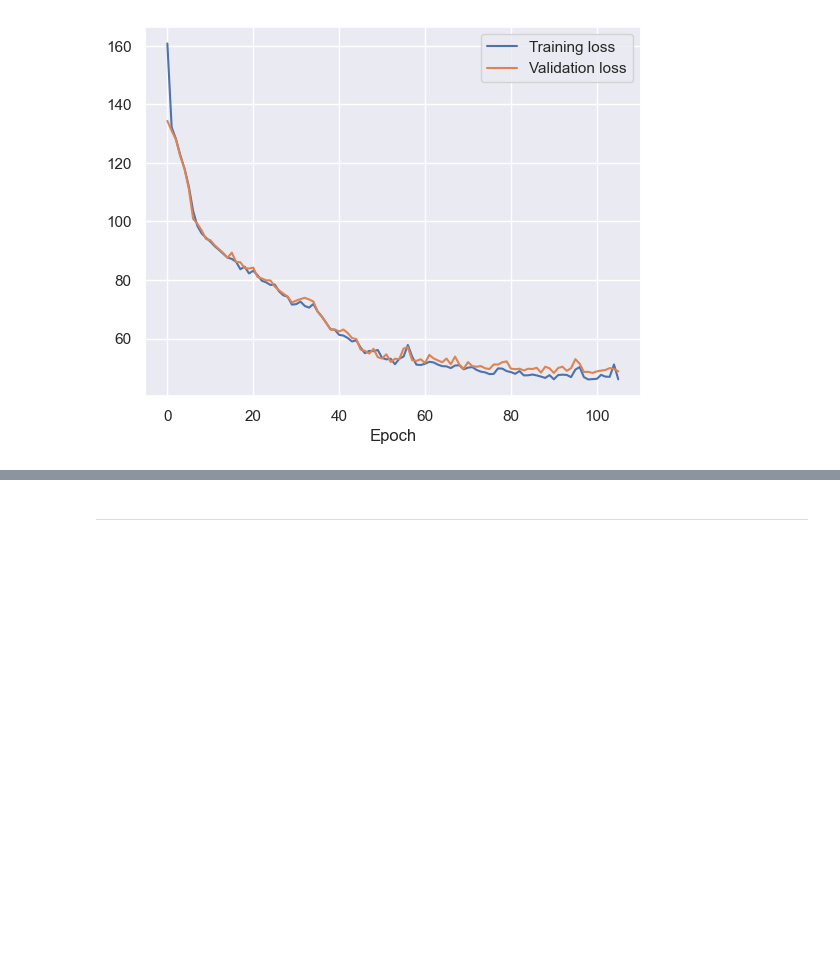
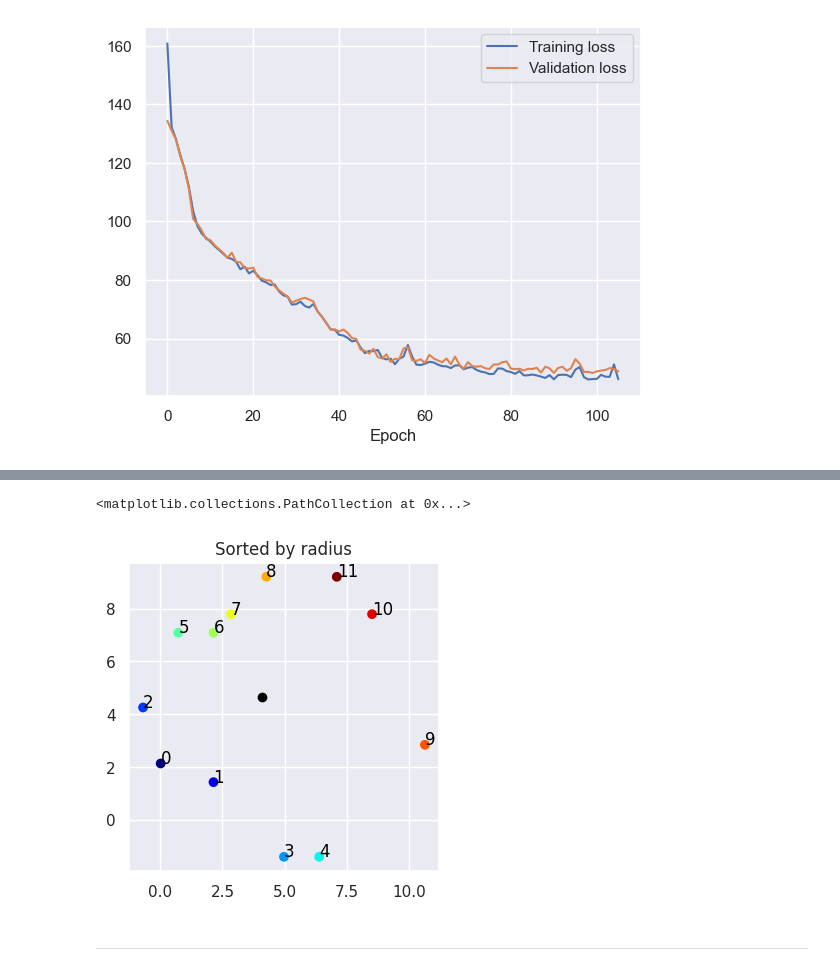
Before and after one commit to JuanJoseZapata/curriculum_learning_ws, a Jupyter notebook: scripts/track_generation/VAE_conditional.ipynb, the cells around one changed output, grey strips where cells are left out. Drawn from its saved outputs; the diff is of its cells as text; code cells hidden in the pictures; blank space fills up the shorter version.

```diff
--- a/scripts/track_generation/VAE_conditional.ipynb
+++ b/scripts/track_generation/VAE_conditional.ipynb
@@ -713,3 +835,32 @@ for i in range(n_images):
+# %%
+# Convert to polar coordinates
+def cart2pol(x, y):
+    rho = np.sqrt(x**2 + y**2)
+    phi = np.arctan2(y, x)
+    return rho, phi
+
+# Convert to cartesian coordinates
+def pol2cart(rho, phi):
+    x = rho * np.cos(phi)
+    y = rho * np.sin(phi)
+    return x, y
+
+X_rotated_polar = np.array([cart2pol(x, y) for x, y in X_rotated])
+
+# Sort the points by the radius
+X_rotated = X_rotated[X_rotated_polar[:,0].argsort()]
+# %%
+# Plot points
+plt.figure(figsize=(4,4))
+plt.scatter(X_rotated[:,0], X_rotated[:,1], c=range(12), cmap="jet")
+
+for i in range(12):
+    plt.text(X_rotated[i,0], X_rotated[i,1], str(i), fontsize=12, color="black")
+plt.title("Sorted by radius")
+plt.scatter(centroid[0], centroid[1], color="black", label="Centroid")
+# %% [output]
+<matplotlib.collections.PathCollection at 0x...>
+[figure, added]
 # %% [markdown]
 ________________________________________
 # %%
```
Also changed, not shown: parts of 12 cells of this notebook.
